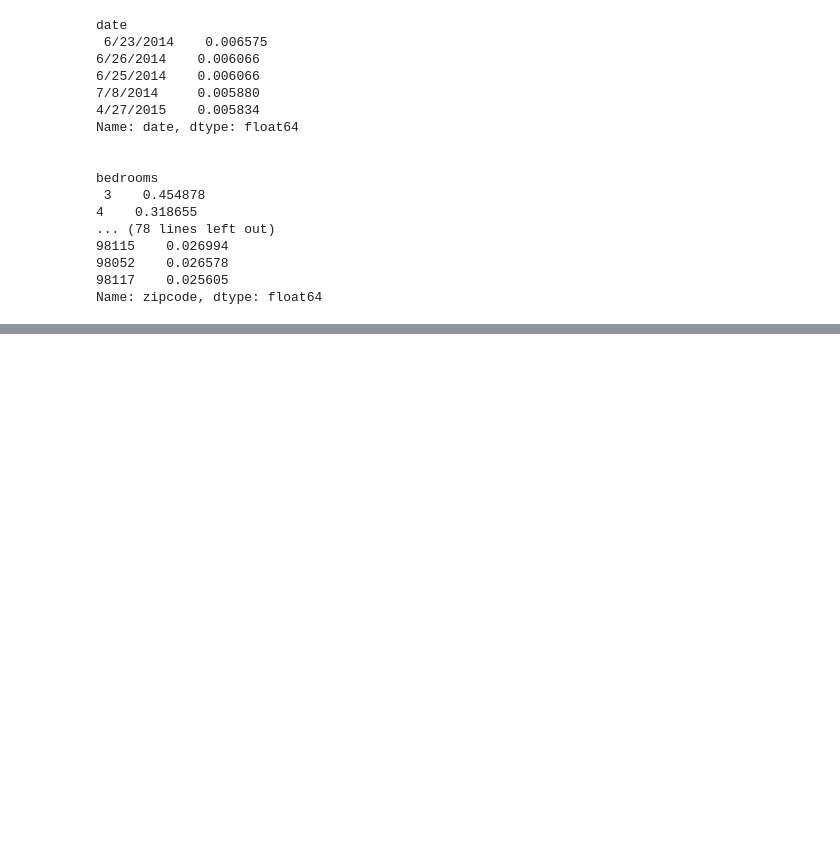
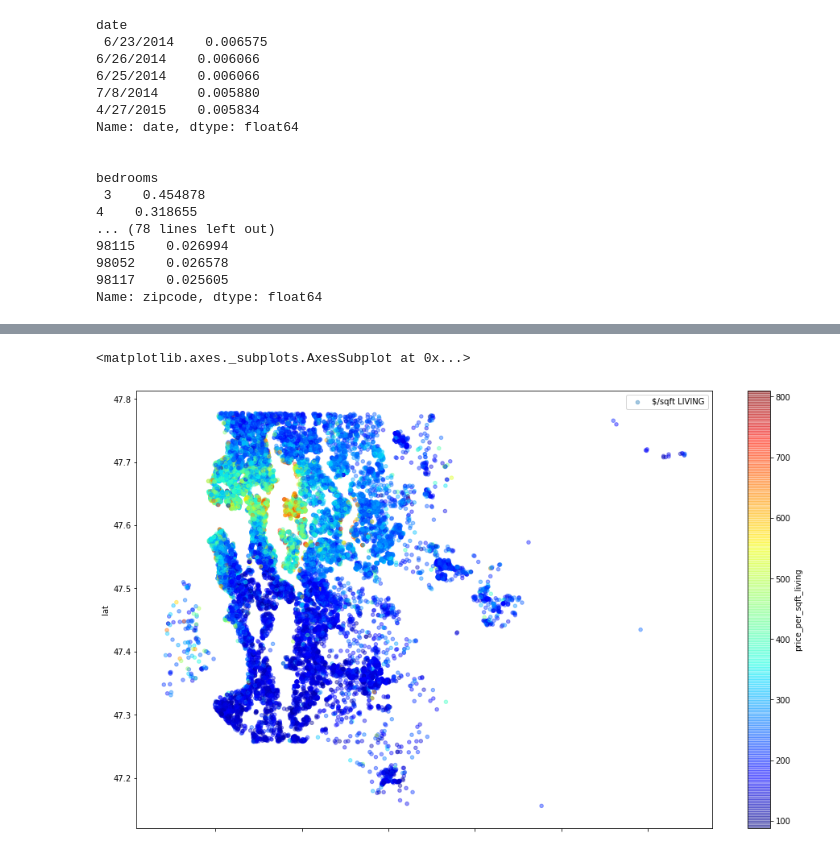
Before and after one commit to khairulomar/Property_price, a Jupyter notebook: Khairul_Project_Module1_Data_Exploration.ipynb, the cells around one changed output, grey strips where cells are left out. Drawn from its saved outputs; the diff is of its cells as text; code cells hidden in the pictures; blank space fills up the shorter version.

```diff
--- a/Khairul_Project_Module1_Data_Exploration.ipynb
+++ b/Khairul_Project_Module1_Data_Exploration.ipynb
@@ -181,0 +105,6 @@ seattle_map
+# %%
+# Add new columns to calc price per square ft
+
+df['price_per_sqft_lot'] = df['price']/df['sqft_lot']
+df['price_per_sqft_living'] = df['price']/df['sqft_living']
+df['sqft_outside'] = (df['sqft_lot'] - df['sqft_living']).astype(int)
@@ -181,0 +118,11 @@ seattle_map
+# %%
+df.plot(kind="scatter", x="long", y="lat", label="$/sqft LIVING",
+          c="price_per_sqft_living", cmap=plt.get_cmap("jet"),
+          colorbar=True, alpha=0.4, figsize=(16,10))
+
+# df.plot(kind="scatter", x="long", y="lat", label="$/sqft LOT",
+#           c="price_per_sqft_lot", cmap=plt.get_cmap("jet"),
+#           colorbar=True, alpha=0.4, figsize=(20,15))
+# %% [output]
+<matplotlib.axes._subplots.AxesSubplot at 0x...>
+[figure, added]
```
Also changed, not shown: parts of 39 cells of this notebook, 1 other file.
